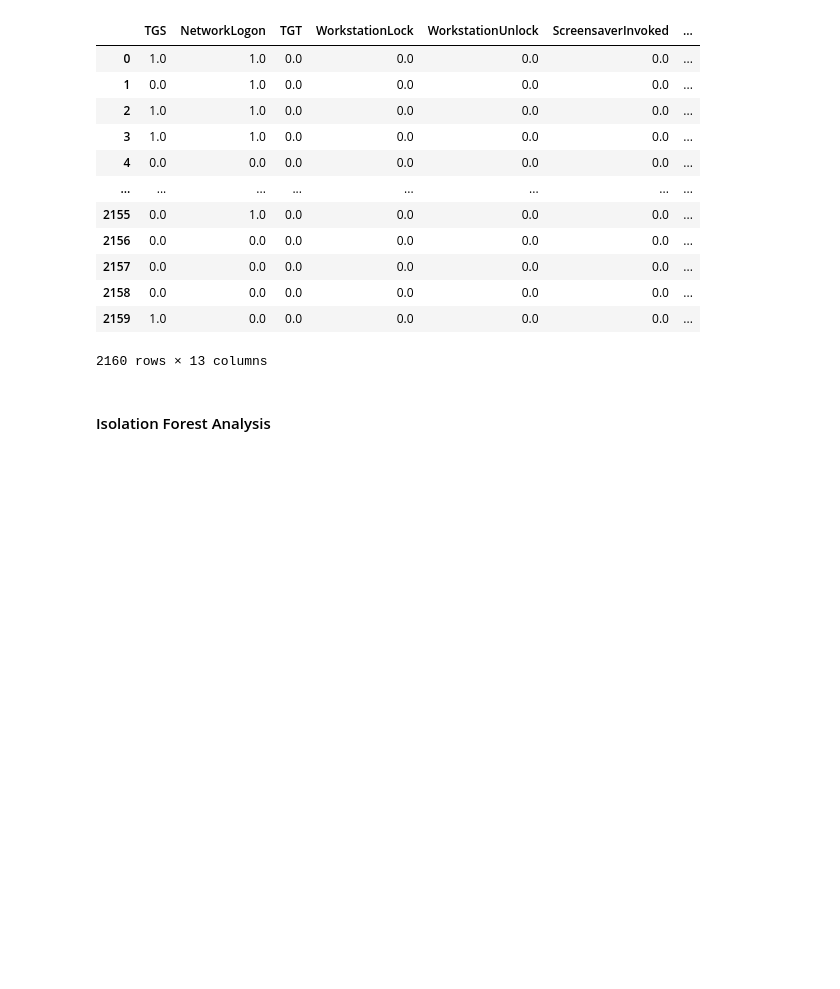
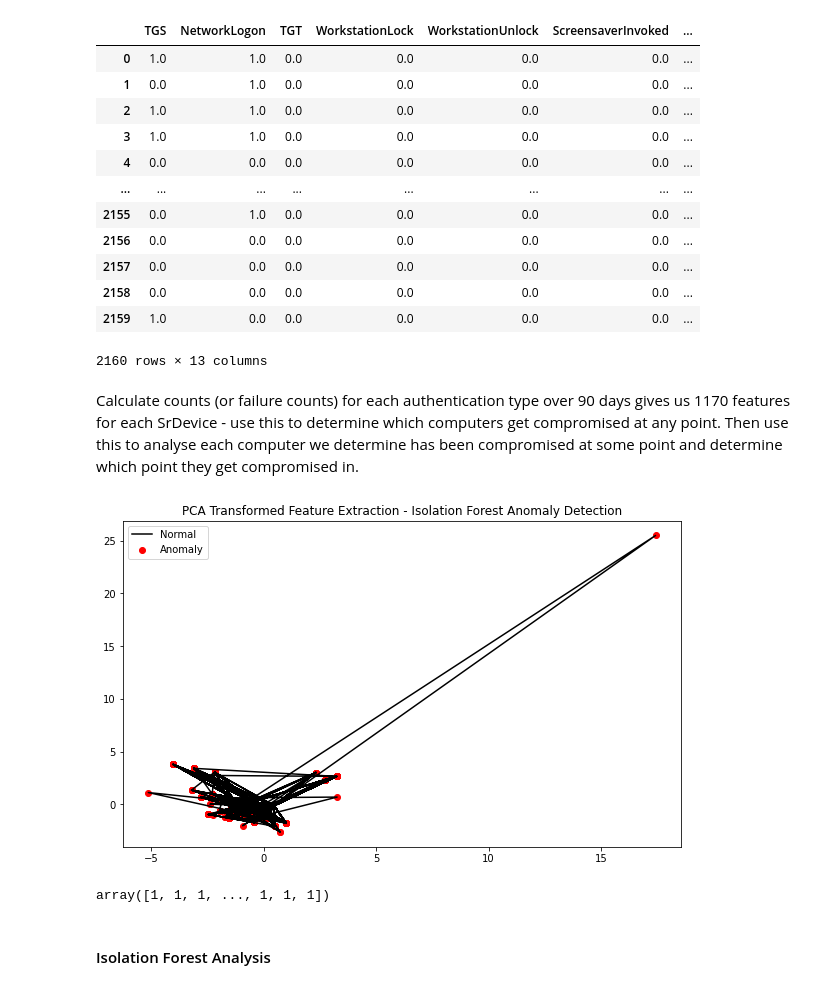
Before and after one commit to gabejg/Advanced-Cyber-Analytics-for-Attack-Detection, a Jupyter notebook: Matt/Data Evaluation.ipynb, the cells around one changed output. Saved outputs shown, nothing was run; the diff lists cells and outputs as text; code cells hidden in the pictures; blank space fills up the shorter version.

```diff
--- a/Matt/Data Evaluation.ipynb
+++ b/Matt/Data Evaluation.ipynb
@@ -1211,6 +1212,33 @@ Comp808475_auth_types
 | 2158 | 0.0 | 0.0 | 0.0 | 0.0 | 0.0 | 0.0 | ... |
 | 2159 | 1.0 | 0.0 | 0.0 | 0.0 | 0.0 | 0.0 | ... |
 2160 rows × 13 columns
+# %% [markdown]
+Calculate counts (or failure counts) for each authentication type over 90 days gives us 1170 features for each SrDevice - use this to determine which computers get compromised at any point. Then use this to analyse each computer we determine has been compromised at some point and determine which point they get compromised in.
+# %%
+Comp808475_auth_types_scaler = StandardScaler()
+Comp808475_auth_types_scaler.fit(Comp808475_auth_types)
+Comp808475_auth_types_scaled = Comp808475_auth_types_scaler.transform(Comp808475_auth_types)
+Comp808475_auth_types_data = pd.DataFrame(Comp808475_auth_types_scaled)
+
+if_model = IsolationForest()
+if_predictions = if_model.fit_predict(Comp808475_auth_types_data)
+
+Comp808475_pca = PCA(n_components=2)
+Comp808475_auth_types_pca = pd.DataFrame(Comp808475_pca.fit_transform(Comp808475_auth_types_data))
+# %%
+fig, ax = plt.subplots(figsize=(10,6))
+a = Comp808475_auth_types_pca.loc[if_predictions == -1]
+ax.plot(Comp808475_auth_types_pca[0], Comp808475_auth_types_pca[1], color='black', label='Normal')
+ax.scatter(a[0], a[1], color='red', label='Anomaly')
+ax.set_title("PCA Transformed Feature Extraction - Isolation Forest Anomaly Detection")
+plt.legend()
+plt.show()
+# %% [output]
+[figure, added]
+# %%
+if_predictions
+# %% [output]
+array([1, 1, 1, ..., 1, 1, 1])
 # %% [markdown]
 #### Isolation Forest Analysis
 # %% [markdown]
```
Also changed, not shown: parts of 25 cells of this notebook, 1 other file.
